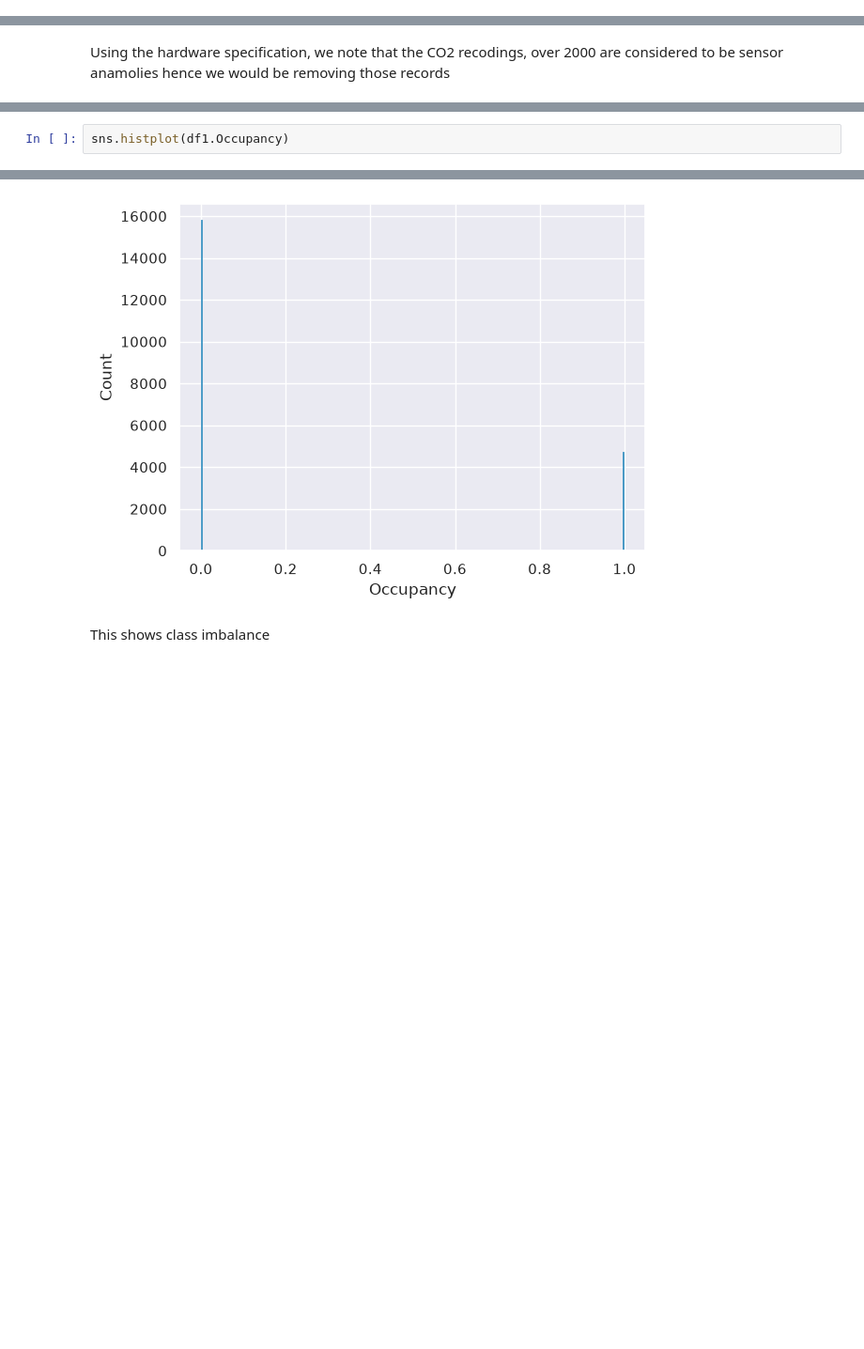
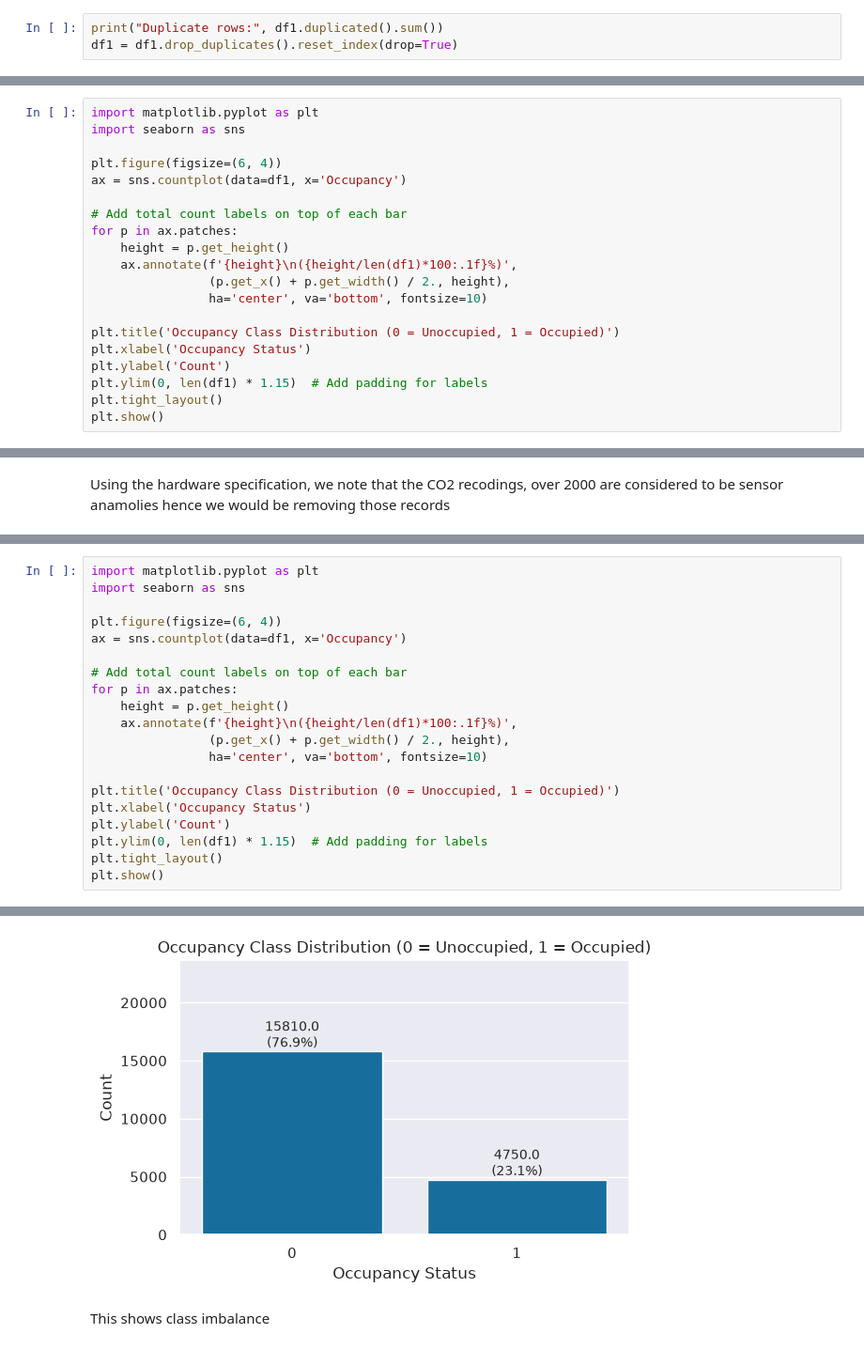
Before and after one commit to beppvis/23CSE301-Machine-Learning-Project, a Jupyter notebook: notebooks/classification.ipynb, the cells around one changed output, grey strips where cells are left out. Shown at 94% size. Drawn from its saved outputs; the diff is of its cells as text; blank space fills up the shorter version.

```diff
--- a/notebooks/classification.ipynb
+++ b/notebooks/classification.ipynb
@@ -43,3 +46,6 @@ There are 20560 rows and 7 columns
 4 2015-02-04 17:54:00  64440     True    False
 5 2015-02-04 17:55:00  64500     True    False
 Invalid dates removed: 0
+# %%
+print("Duplicate rows:", df1.duplicated().sum())
+df1 = df1.drop_duplicates().reset_index(drop=True)
@@ -100,0 +111,20 @@ No.of na for  Weekend :  0
+# %%
+import matplotlib.pyplot as plt
+import seaborn as sns
+
+plt.figure(figsize=(6, 4))
+ax = sns.countplot(data=df1, x='Occupancy')
+
+# Add total count labels on top of each bar
+for p in ax.patches:
+    height = p.get_height()
+    ax.annotate(f'{height}\n({height/len(df1)*100:.1f}%)',
+                (p.get_x() + p.get_width() / 2., height),
+                ha='center', va='bottom', fontsize=10)
+
+plt.title('Occupancy Class Distribution (0 = Unoccupied, 1 = Occupied)')
+plt.xlabel('Occupancy Status')
+plt.ylabel('Count')
+plt.ylim(0, len(df1) * 1.15)  # Add padding for labels
+plt.tight_layout()
+plt.show()
@@ -126,3 +163,21 @@ Using the hardware specification, we note that the CO2 recodings, over 2000 are
 # %%
-sns.histplot(df1.Occupancy)
+import matplotlib.pyplot as plt
+import seaborn as sns
+
+plt.figure(figsize=(6, 4))
+ax = sns.countplot(data=df1, x='Occupancy')
+
+# Add total count labels on top of each bar
+for p in ax.patches:
+    height = p.get_height()
+    ax.annotate(f'{height}\n({height/len(df1)*100:.1f}%)',
+                (p.get_x() + p.get_width() / 2., height),
+                ha='center', va='bottom', fontsize=10)
+
+plt.title('Occupancy Class Distribution (0 = Unoccupied, 1 = Occupied)')
+plt.xlabel('Occupancy Status')
+plt.ylabel('Count')
+plt.ylim(0, len(df1) * 1.15)  # Add padding for labels
+plt.tight_layout()
+plt.show()
 # %% [output]
@@ -130,4 +184,4 @@ sns.histplot(df1.Occupancy)
-[figure, old version]
+[figure, new version]
 # %% [markdown]
 This shows class imbalance
 # %%
```
Also changed, not shown: parts of 14 cells of this notebook, 3 other files.
